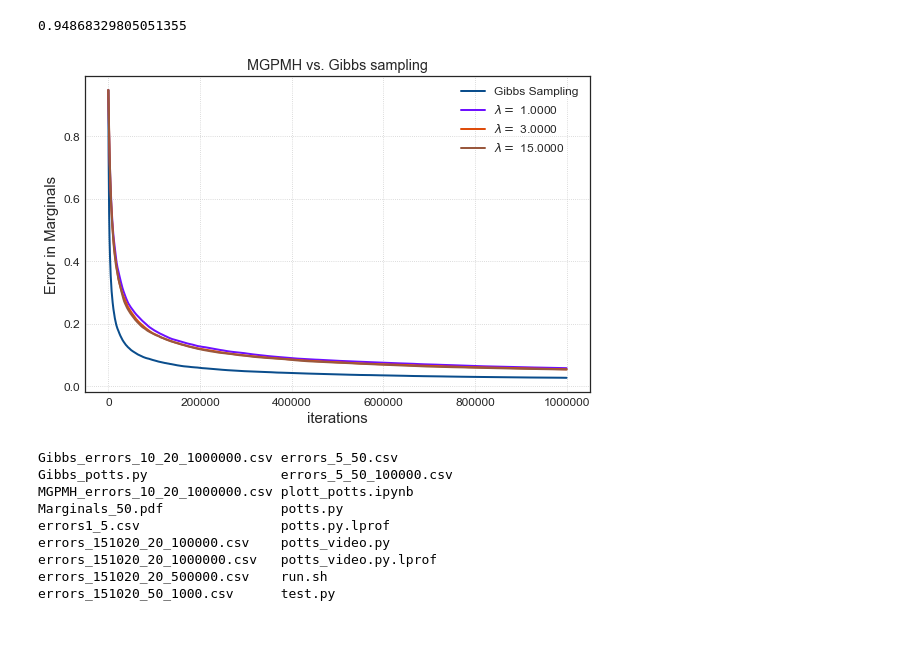
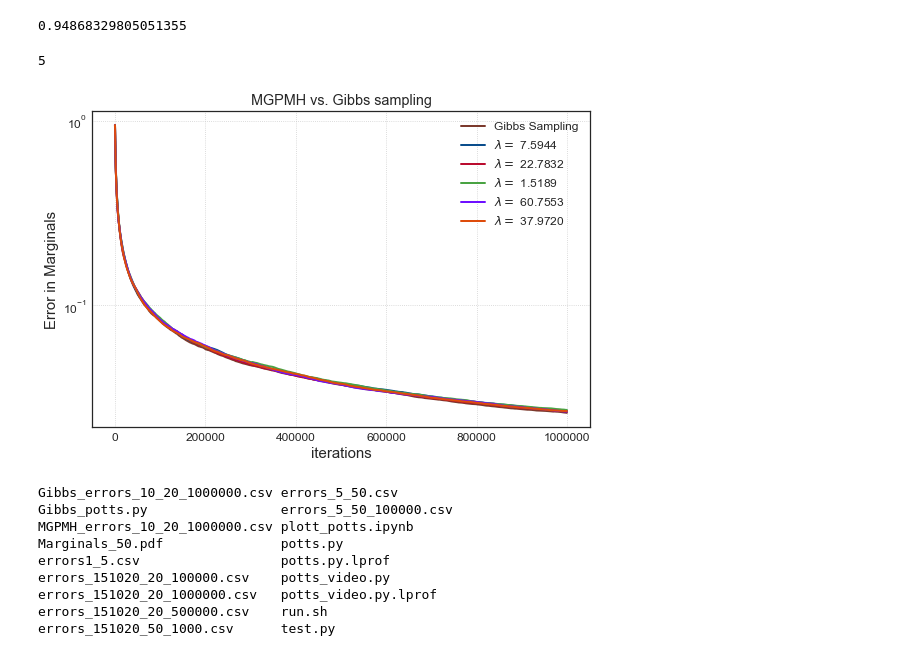
Before and after one commit to vincent6606/Mini_batched_Gibbs, a Jupyter notebook: Potts model/plott_potts.ipynb, the cells around one changed output. Drawn from its saved outputs; the diff is of its cells as text; code cells hidden in the pictures.

```diff
--- a/Potts model/plott_potts.ipynb
+++ b/Potts model/plott_potts.ipynb
@@ -39,7 +40,7 @@ with sns.axes_style("white"):
     fig = plt.figure(figsize=(8, 5.5))
     ax  = fig.add_subplot(111)
     for i in range(error.shape[0]):
-        line = error[i,1:]
+        line = error[i,-50000:]
         plt.plot(line,color=flatui[i],label="$\lambda = $ {0:.4f}".format(error[i,0]))
 
     plt.xlabel("iterations", size=15)
@@ -63,31 +64,37 @@ gibbs_error.shape
 gibbs_error[0,0]
 # %% [output]
 0.94868329805051355
+# %%
+error.shape[0]
+# %% [output]
+5
 # %%
 lam = [1,3,15]
 # %%
 import matplotlib.lines as lines
 with sns.axes_style("white"):
     fig = plt.figure(figsize=(8, 5.5))
     ax  = fig.add_subplot(111)
+    plt.yscale('log')
+#     plt.xscale('log')
     for i in range(1):
         line = gibbs_error[i,1:]
-        plt.plot(line,color=flatui[i],linewidth=2,label="Gibbs Sampling".format(i))
+        plt.plot(line,color=flatui[-1],linewidth=2,label="Gibbs Sampling".format(i))
 
     for i in range(error.shape[0]):
         line = error[i,1:]
-        plt.plot(line,color=flatui[3+i],linewidth=2,label="$\lambda = $ {0:.4f}".format(lam[i]))
+        plt.plot(line,color=flatui[i],linewidth=2,label="$\lambda = $ {0:.4f}".format(error[i,0]))
     plt.xlabel("iterations", size=15)
     plt.ylabel("Error in Marginals", size=15)
     plt.title('MGPMH vs. Gibbs sampling')
     plt.legend(loc='upper right')
     plt.grid(linestyle='dotted')
     plt.tight_layout(pad=1, w_pad=1, h_pad=1)
 
     plt.savefig("Marginals_{}.pdf".format('50'), bbox_inches='tight')
     plt.show()
 # %% [output]
-[figure, old version]
+[figure, new version]
 # %%
 !ls
 # %% [output]
```
Also changed, not shown: parts of 3 cells of this notebook, 14 other files.
